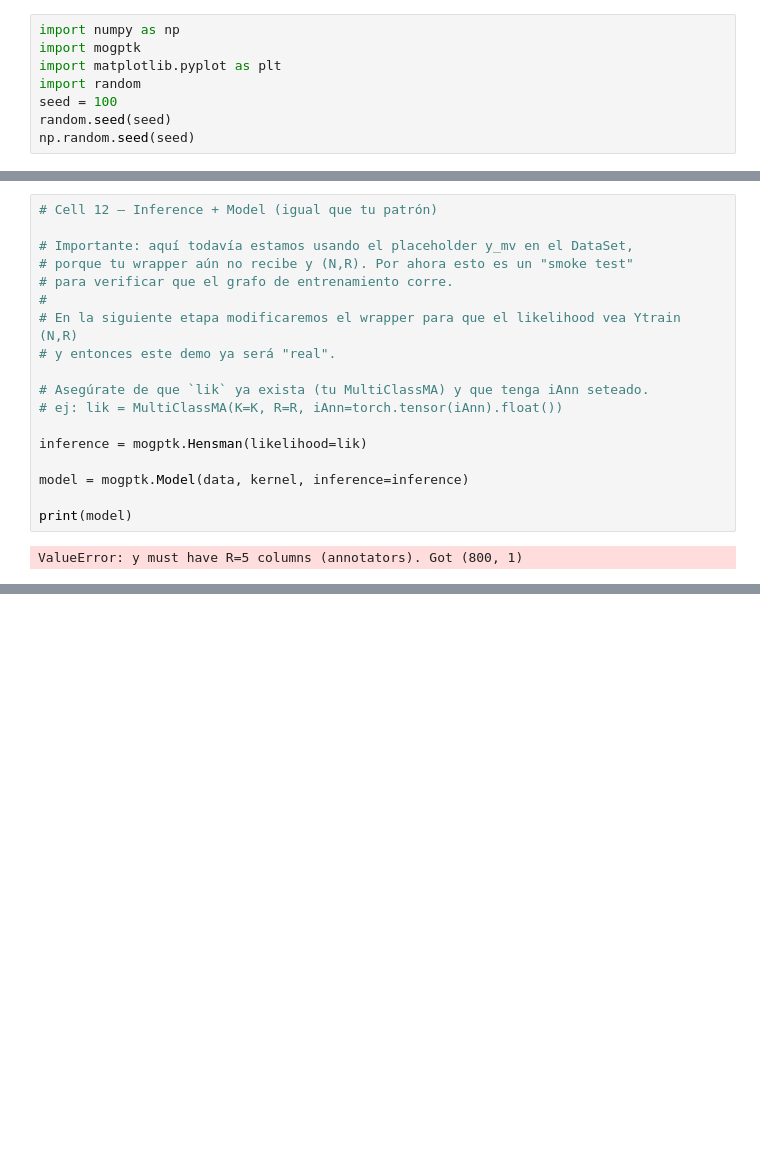
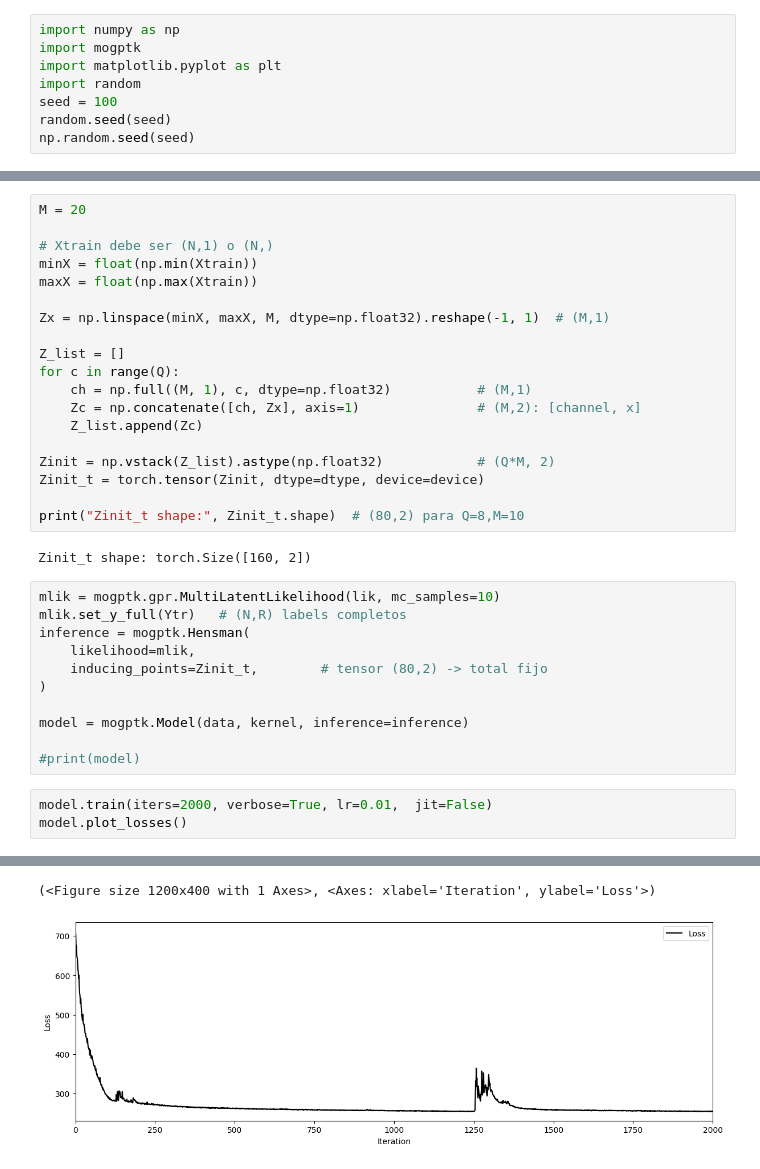
Before and after one commit to Ckvalencia/mogptk, a Jupyter notebook: examples/MA_Classificaction/Demo_MA_classification.ipynb, the cells around one changed output, grey strips where cells are left out. Drawn from its saved outputs; the diff is of its cells as text; blank space fills up the shorter version.

Commit message:
Update correct version

```diff
--- a/examples/MA_Classificaction/Demo_MA_classification.ipynb
+++ b/examples/MA_Classificaction/Demo_MA_classification.ipynb
@@ -302,20 +285,36 @@ LinearModelOfCoregionalizationKernel(
+# %%
+M = 20
+
+# Xtrain debe ser (N,1) o (N,)
+minX = float(np.min(Xtrain))
+maxX = float(np.max(Xtrain))
+
+Zx = np.linspace(minX, maxX, M, dtype=np.float32).reshape(-1, 1)  # (M,1)
+
+Z_list = []
+for c in range(Q):
+    ch = np.full((M, 1), c, dtype=np.float32)           # (M,1)
+    Zc = np.concatenate([ch, Zx], axis=1)               # (M,2): [channel, x]
+    Z_list.append(Zc)
+
+Zinit = np.vstack(Z_list).astype(np.float32)            # (Q*M, 2)
+Zinit_t = torch.tensor(Zinit, dtype=dtype, device=device)
+
+print("Zinit_t shape:", Zinit_t.shape)  # (80,2) para Q=8,M=10
+# %% [output]
+Zinit_t shape: torch.Size([160, 2])
 # %%
-# Cell 12 — Inference + Model (igual que tu patrón)
-
-# Importante: aquí todavía estamos usando el placeholder y_mv en el DataSet,
-# porque tu wrapper aún no recibe y (N,R). Por ahora esto es un "smoke test"
-# para verificar que el grafo de entrenamiento corre.
-#
-# En la siguiente etapa modificaremos el wrapper para que el likelihood vea Ytrain (N,R)
-# y entonces este demo ya será "real".
-
-# Asegúrate de que `lik` ya exista (tu MultiClassMA) y que tenga iAnn seteado.
-# ej: lik = MultiClassMA(K=K, R=R, iAnn=torch.tensor(iAnn).float())
-
-inference = mogptk.Hensman(likelihood=lik)
+mlik = mogptk.gpr.MultiLatentLikelihood(lik, mc_samples=10)
+mlik.set_y_full(Ytr)   # (N,R) labels completos
+inference = mogptk.Hensman(
+    likelihood=mlik,
+    inducing_points=Zinit_t,        # tensor (80,2) -> total fijo
+)
 
 model = mogptk.Model(data, kernel, inference=inference)
 
-print(model)
+#print(model)
-# %% [output]
-ValueError: y must have R=5 columns (annotators). Got (800, 1)
+# %%
+model.train(iters=2000, verbose=True, lr=0.01,  jit=False)
+model.plot_losses()
+# %% [output]
@@ -321,0 +337,2 @@ ValueError: y must have R=5 columns (annotators). Got (800, 1)
+(<Figure size 1200x400 with 1 Axes>, <Axes: xlabel='Iteration', ylabel='Loss'>)
+[figure, added]
```
Also changed, not shown: parts of 15 cells of this notebook.
